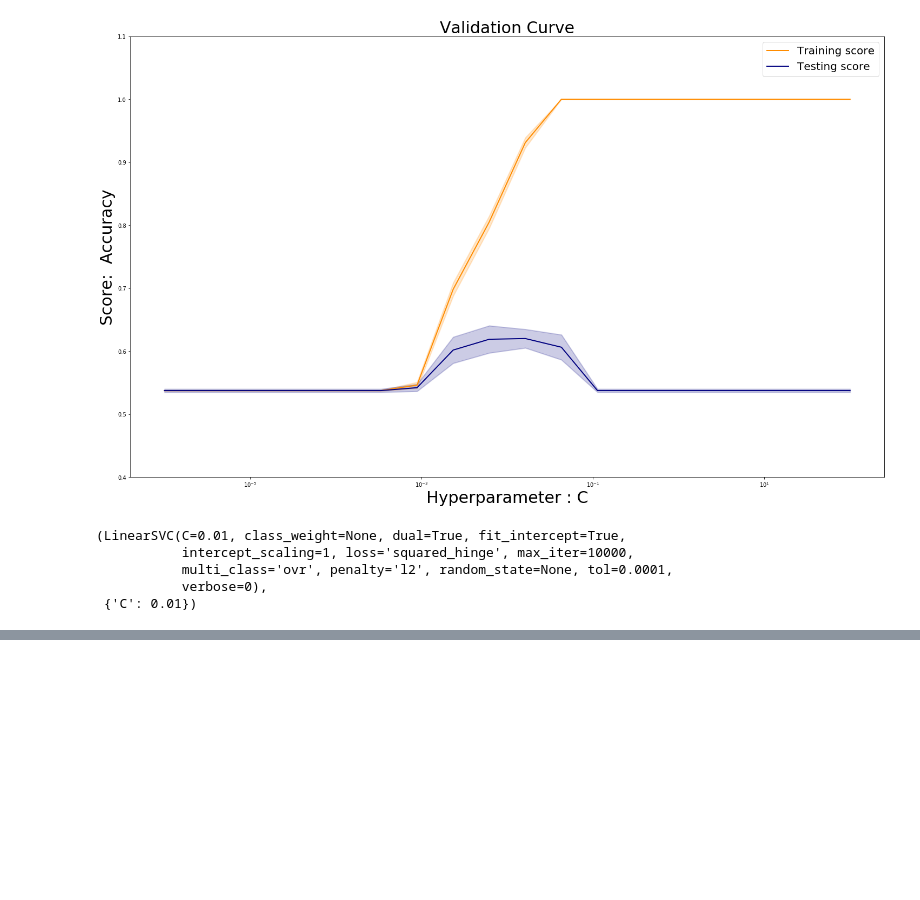
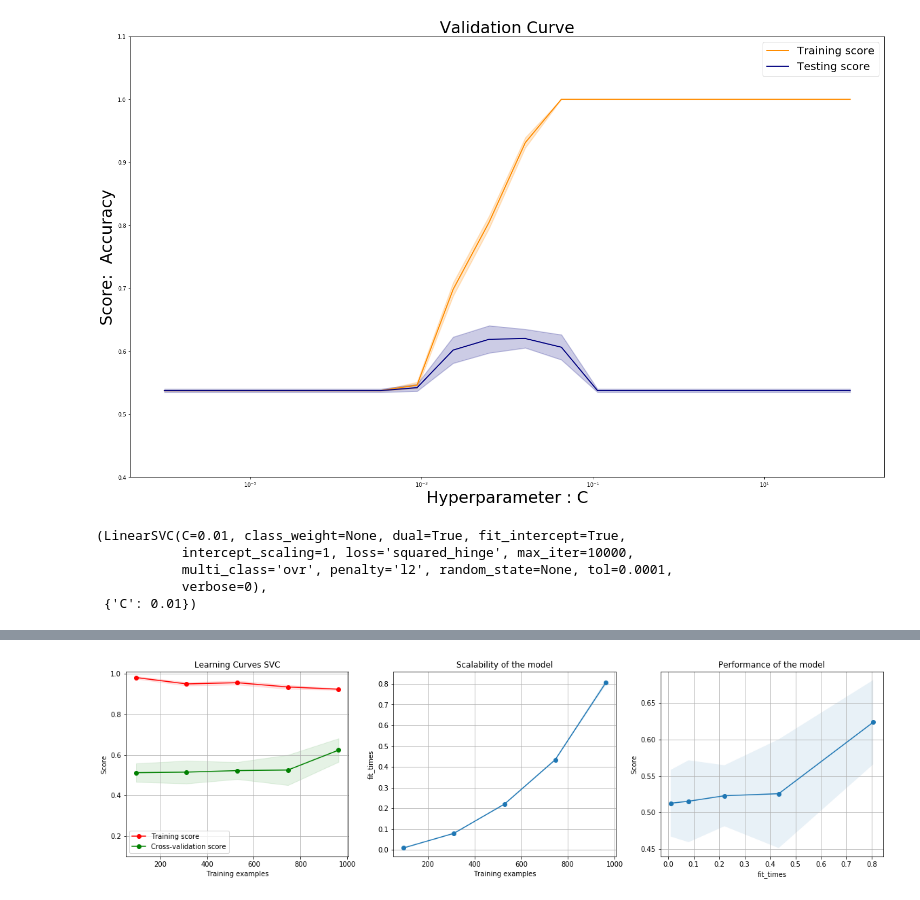
Before and after one commit to sanjana-ryali/nai, a Jupyter notebook: hyperparameters-validation-score.ipynb, the cells around one changed output, grey strips where cells are left out. Saved outputs shown, nothing was run; the diff lists cells and outputs as text; code cells hidden in the pictures; blank space fills up the shorter version.

```diff
--- a/hyperparameters-validation-score.ipynb
+++ b/hyperparameters-validation-score.ipynb
@@ -161,0 +264,5 @@ best_estimator(LinearSVC(max_iter=10000), param_grid_SVC, X_features, y_target,
+# %%
+plot_learning_curve(model_SVC, title, X_synth, y_synth, ylim=(0.1, 1.01),
+                    cv=10, n_jobs=4)
+# %% [output]
+[figure, added]
```
Also changed, not shown: parts of 9 cells of this notebook.
